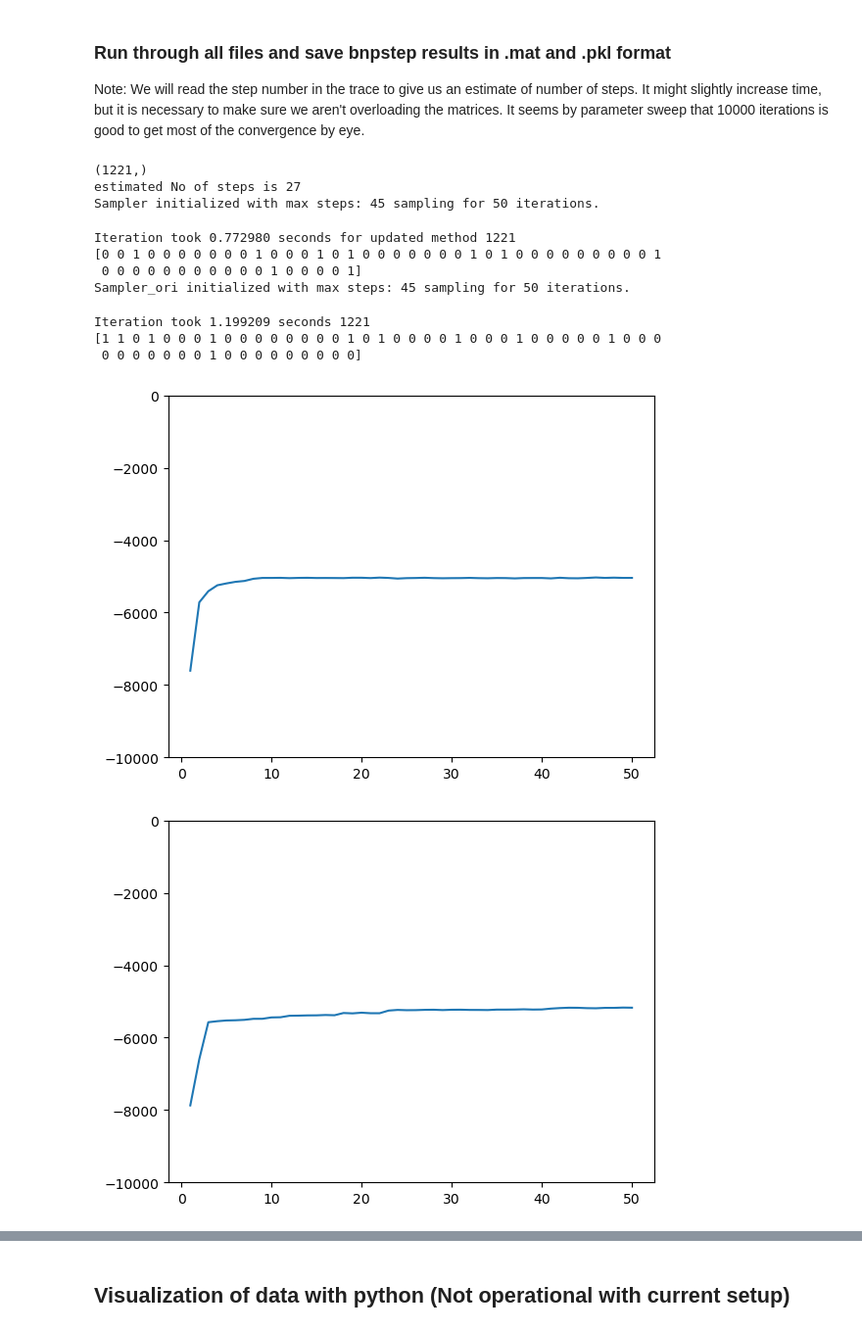
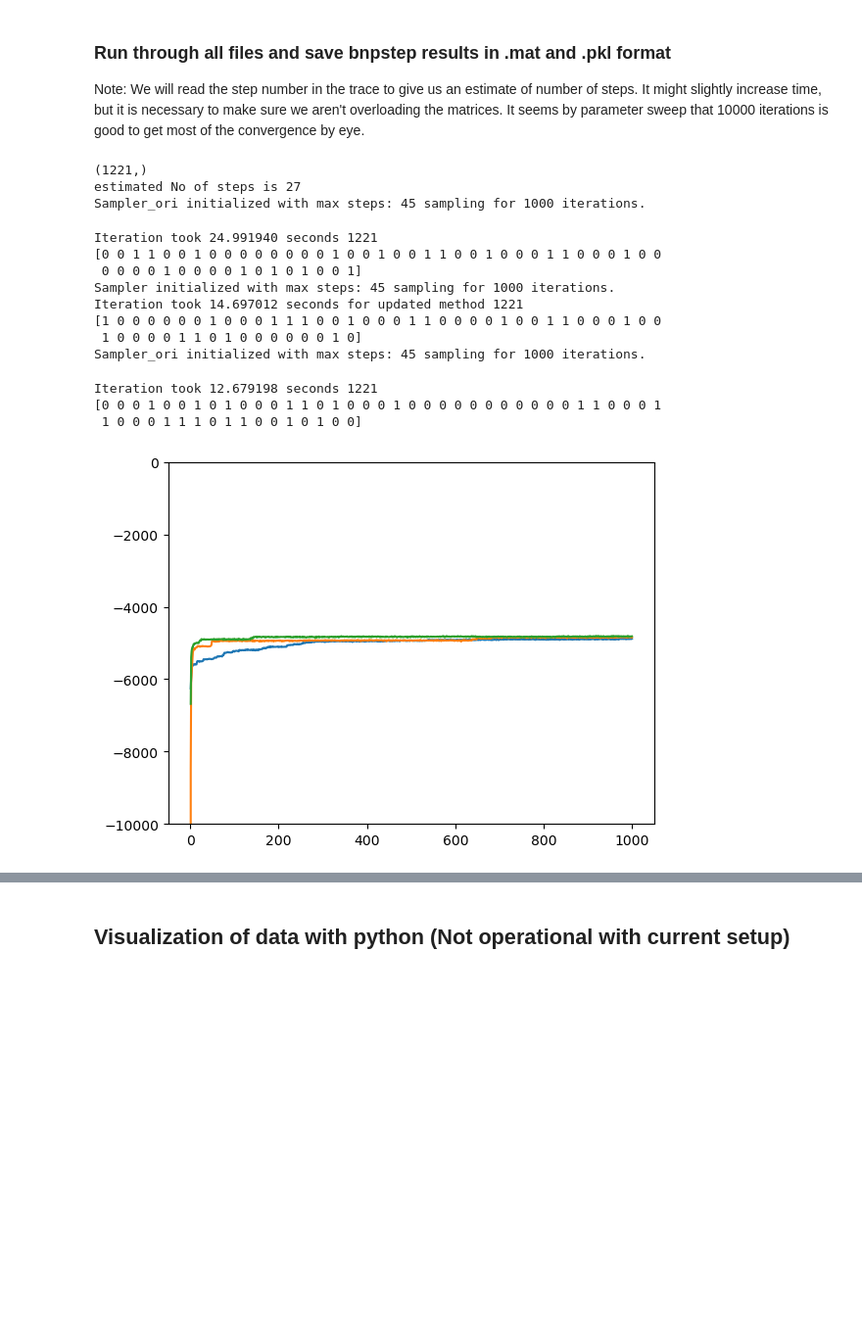
Before and after one commit to zyg1213/bnp-step_Yildiz, a Jupyter notebook: BNPStep_from_FIONA_test.ipynb, the cells around one changed output, grey strips where cells are left out. Shown at 98% size. Cells and saved outputs as stored; diff of their text form; code cells hidden in the pictures; blank space fills up the shorter version.

```diff
--- a/BNPStep_from_FIONA_test.ipynb
+++ b/BNPStep_from_FIONA_test.ipynb
@@ -38,7 +38,7 @@ SyntaxError: invalid syntax (bnpsampler.py, line 451)
 file_paths = [r'C:\BNP_test\tau test.mat']
 file_name = 'tau test'
 
-n_samples = 50
+n_samples = 1000
 # %% [markdown]
 ### Run through all files and save bnpstep results in .mat and .pkl format
 
@@ -61,59 +61,73 @@ for i in range(len(file_paths)):
     # t_trace_arr = np.array([data_struct['time'].reshape(len(data_struct['time']),1).flatten(), data_struct['trace'][:,0].reshape(len(data_struct['time']),1).flatten()])
     t_trace_arr = np.array(data_struct['trace'][:,0].reshape(len(data_struct['time']),1).flatten())
     # t_trace_arr = t_trace_arr.reshape(len(data_struct['time']),2)
     t_trace_arr = t_trace_arr.transpose()
     print(t_trace_arr.shape)
     np.savetxt(str(p.parent)+'/'+p.stem+'_tempdata.csv', t_trace_arr, delimiter=',')
 
     # Initialize the data with the sampler with about twice as many steps as the user found
     A = data_struct['trace'][:,2]
     estimated_steps = np.sum(np.roll(A,1)!=A)
     print('estimated No of steps is', estimated_steps)
     if estimated_steps > 512/1.7:
         print('skipping', p.stem, 'for too many steps')
     else:
-        start_time = time.perf_counter()
 
-        sampler = bnp_tau.BNPStep(B_max=int(2*estimated_steps))
-        sampler.load_data(str(p.parent)+'/'+p.stem+'_tempdata.csv', has_timepoints=False)
-        print("Sampler initialized with max steps:", int(1.7*estimated_steps), "sampling for", n_samples, "iterations.")
-        sampler.analyze(num_samples= n_samples)
-        sampler.results_to_file(outfile=str(p.parent)+'/'+p.stem+'_trial_sample')
-
-        end_time = time.perf_counter()
-        duration = end_time - start_time
-        print(f"Iteration took {duration:.6f} seconds for updated method", len(sampler.Wacc))
-        print(sampler.B_M[-1])
-        plt.plot(sampler.post)
-        plt.ylim(-10000, 0)
-
-        # Benchmark with the original method
         start_time = time.perf_counter()
         sampler_ori = bnp_ori.BNPStep(B_max=int(2*estimated_steps))
         sampler_ori.load_data(str(p.parent)+'/'+p.stem+'_tempdata.csv', has_timepoints=False)
-
         print("Sampler_ori initialized with max steps:", int(1.7*estimated_steps), "sampling for", n_samples, "iterations.")
         sampler_ori.analyze(num_samples= n_samples)
         sampler_ori.results_to_file(outfile=str(p.parent)+'/'+p.stem+'_trial_sample_ori')
         # sampler.visualize_results(plot_type='step')
         end_time = time.perf_counter()
         duration = end_time - start_time
-        print(f"Iteration took {duration:.6f} seconds", len(sampler.Wacc))
+        print(f"Iteration took {duration:.6f} seconds", len(sampler_ori.Wacc))
         print(sampler_ori.B_M[-1])
-        plt.figure()
         plt.plot(sampler_ori.post)
         plt.ylim(-10000, 0)
+
+        start_time = time.perf_counter()
+        sampler_tau = bnp_tau.BNPStep(B_max=int(2*estimated_steps))
+        sampler_tau.load_data(str(p.parent)+'/'+p.stem+'_tempdata.csv', has_timepoints=False)
+        print("Sampler initialized with max steps:", int(1.7*estimated_steps), "sampling for", n_samples, "iterations.")
+        sampler_tau.analyze(num_samples= n_samples)
+        sampler_tau.results_to_file(outfile=str(p.parent)+'/'+p.stem+'_trial_sample_tau')
+        end_time = time.perf_counter()
+        duration = end_time - start_time
+        print(f"Iteration took {duration:.6f} seconds for updated method", len(sampler_tau.Wacc))
+        print(sampler_tau.B_M[-1])
+        plt.plot(sampler_tau.post)
+        plt.ylim(-10000, 0)
+
+        start_time = time.perf_counter()
+        sampler_bt = bnp_bt.BNPStep(B_max=int(2*estimated_steps))
+        sampler_bt.load_data(str(p.parent)+'/'+p.stem+'_tempdata.csv', has_timepoints=False)
+
+        print("Sampler_ori initialized with max steps:", int(1.7*estimated_steps), "sampling for", n_samples, "iterations.")
+        sampler_bt.analyze(num_samples= n_samples)
+        sampler_bt.results_to_file(outfile=str(p.parent)+'/'+p.stem+'_trial_sample_bt')
+        # sampler.visualize_results(plot_type='step')
+        end_time = time.perf_counter()
+        duration = end_time - start_time
+        print(f"Iteration took {duration:.6f} seconds", len(sampler_bt.Wacc))
+        print(sampler_bt.B_M[-1])
+        plt.plot(sampler_bt.post)
+        plt.ylim(-10000, 0)
 # %% [output]
 (1221,)
 estimated No of steps is 27
-Sampler initialized with max steps: 45 sampling for 50 iterations.
+Sampler_ori initialized with max steps: 45 sampling for 1000 iterations.
-Iteration took 0.772980 seconds for updated method 1221
-[0 0 1 0 0 0 0 0 0 0 1 0 0 0 1 0 1 0 0 0 0 0 0 0 1 0 1 0 0 0 0 0 0 0 0 0 1
- 0 0 0 0 0 0 0 0 0 0 0 1 0 0 0 0 1]
-Sampler_ori initialized with max steps: 45 sampling for 50 iterations.
+Iteration took 24.991940 seconds 1221
+[0 0 1 1 0 0 1 0 0 0 0 0 0 0 0 1 0 0 1 0 0 1 1 0 0 1 0 0 0 1 1 0 0 0 1 0 0
+ 0 0 0 0 1 0 0 0 0 1 0 1 0 1 0 0 1]
+Sampler initialized with max steps: 45 sampling for 1000 iterations.
+Iteration took 14.697012 seconds for updated method 1221
+[1 0 0 0 0 0 0 1 0 0 0 1 1 1 0 0 1 0 0 0 1 1 0 0 0 0 1 0 0 1 1 0 0 0 1 0 0
+ 1 0 0 0 0 1 1 0 1 0 0 0 0 0 0 1 0]
+Sampler_ori initialized with max steps: 45 sampling for 1000 iterations.
-Iteration took 1.199209 seconds 1221
-[1 1 0 1 0 0 0 1 0 0 0 0 0 0 0 0 1 0 1 0 0 0 0 1 0 0 0 1 0 0 0 0 0 1 0 0 0
- 0 0 0 0 0 0 0 1 0 0 0 0 0 0 0 0 0]
+Iteration took 12.679198 seconds 1221
+[0 0 0 1 0 0 1 0 1 0 0 0 1 1 0 1 0 0 0 1 0 0 0 0 0 0 0 0 0 0 0 1 1 0 0 0 1
+ 1 0 0 0 1 1 1 0 1 1 0 0 1 0 1 0 0]
-[figure, old version]
+[figure, new version]
-[figure, removed]
 # %%
```
Also changed, not shown: parts of 3 cells of this notebook, 3 other files.
